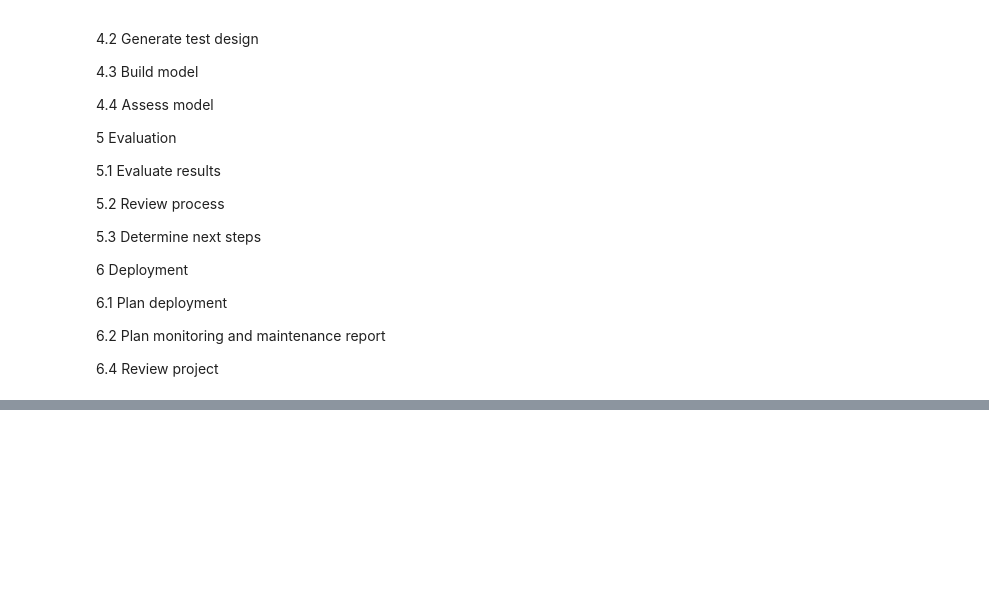
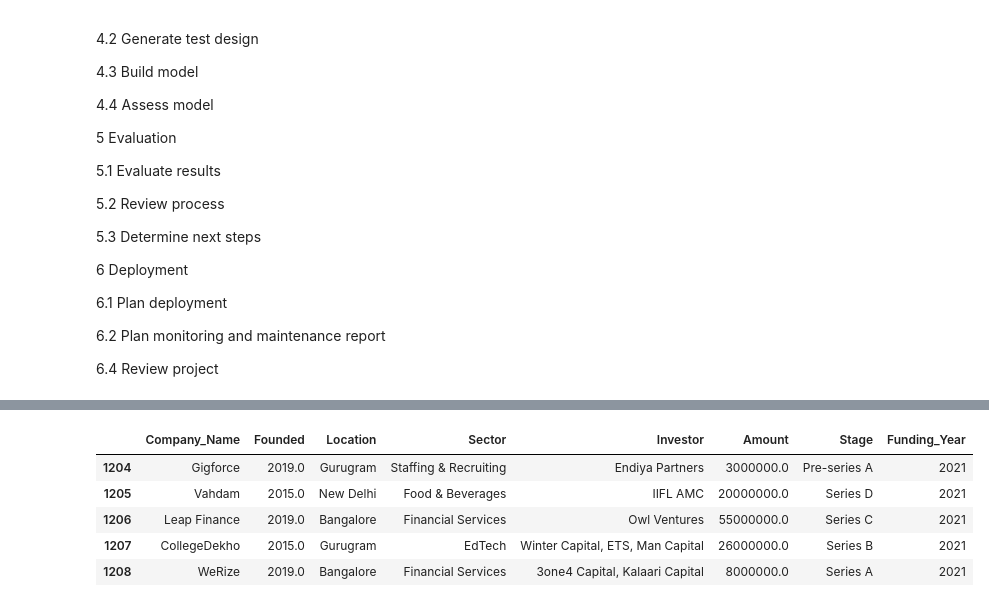
Before and after one commit to SamuelAsong/Analyzing-Start-up-Funding-in-India, a Jupyter notebook: Notebooks/Indian Start-up Ecosystem Funding Analysis (2018-2021).ipynb, the cells around one changed output, grey strips where cells are left out. Cells and saved outputs as stored; diff of their text form; code cells hidden in the pictures; blank space fills up the shorter version.

```diff
--- a/Notebooks/Indian Start-up Ecosystem Funding Analysis (2018-2021).ipynb
+++ b/Notebooks/Indian Start-up Ecosystem Funding Analysis (2018-2021).ipynb
@@ -1500,0 +1553,9 @@ The CRISP-DM reference model
+# %%
+df.tail()
+# %% [output]
+|  | Company_Name | Founded | Location | Sector | Investor | Amount | Stage | Funding_Year |
+| 1204 | Gigforce | 2019.0 | Gurugram | Staffing & Recruiting | Endiya Partners | 3000000.0 | Pre-series A | 2021 |
+| 1205 | Vahdam | 2015.0 | New Delhi | Food & Beverages | IIFL AMC | 20000000.0 | Series D | 2021 |
+| 1206 | Leap Finance | 2019.0 | Bangalore | Financial Services | Owl Ventures | 55000000.0 | Series C | 2021 |
+| 1207 | CollegeDekho | 2015.0 | Gurugram | EdTech | Winter Capital, ETS, Man Capital | 26000000.0 | Series B | 2021 |
+| 1208 | WeRize | 2019.0 | Bangalore | Financial Services | 3one4 Capital, Kalaari Capital | 8000000.0 | Series A | 2021 |
```
Also changed, not shown: parts of 15 cells of this notebook.
